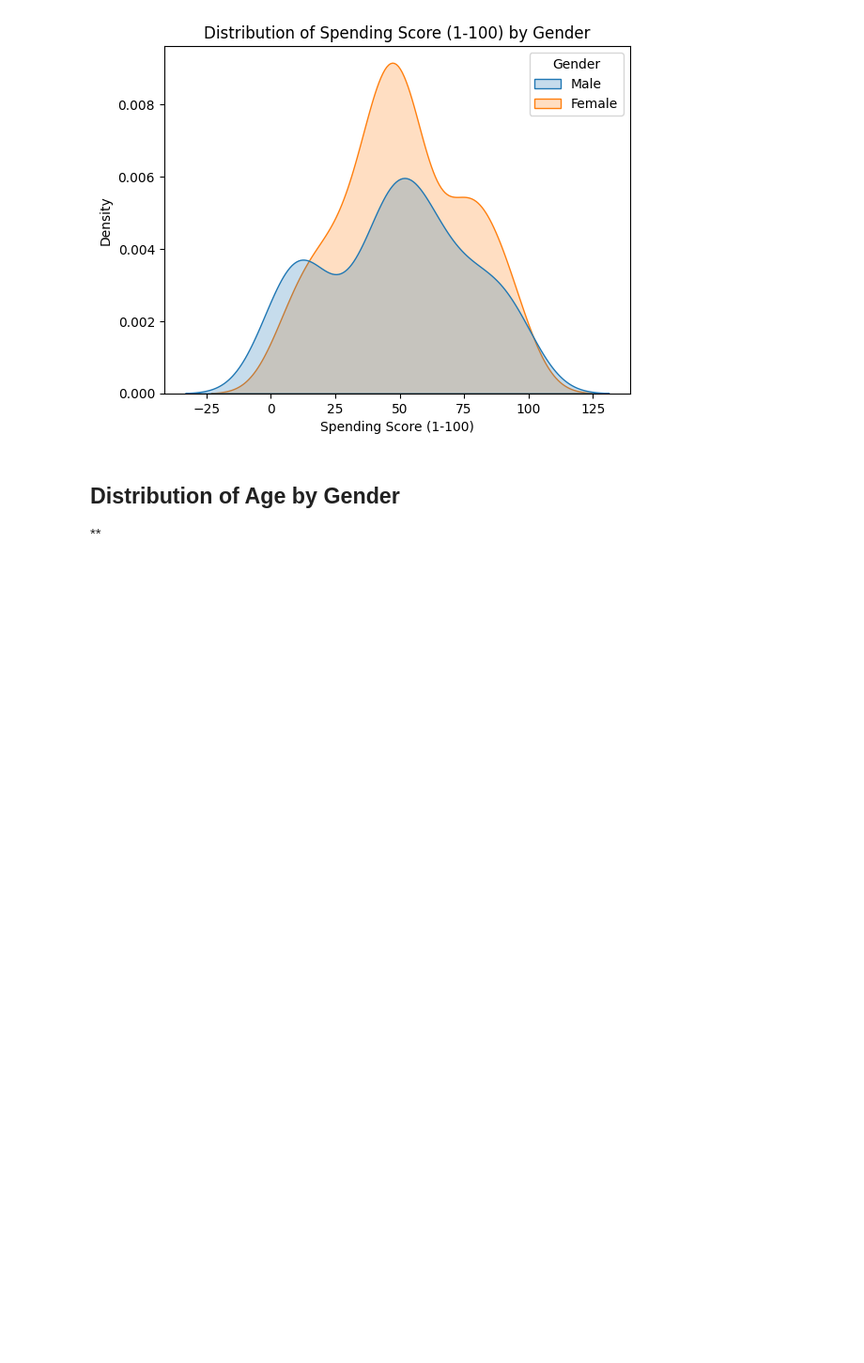
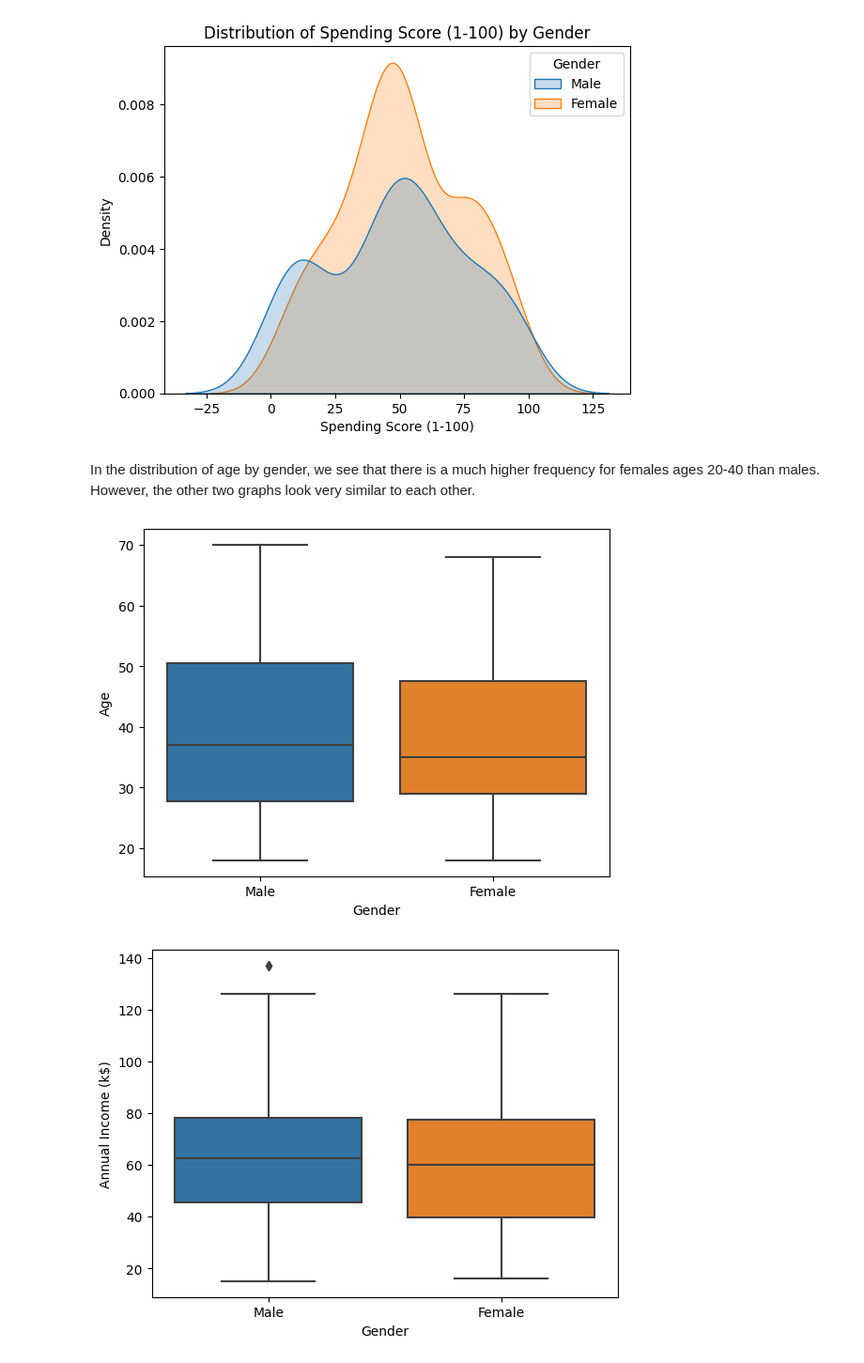
Before and after one commit to diegova12/Winter-Break-2024-Projects, a Jupyter notebook: CustomerSegmentationClustering/main.ipynb, the cells around one changed output. Shown: that part at 94% size. Cells and saved outputs as stored; diff of their text form; code cells hidden in the pictures; blank space fills up the shorter version.

```diff
--- a/CustomerSegmentationClustering/main.ipynb
+++ b/CustomerSegmentationClustering/main.ipynb
@@ -55,7 +56,12 @@ for column in columns:
 [figure]
 [figure]
 [figure]
-# %% [markdown]
-**Distribution of Age by Gender**
--
-**
+# %% [markdown]
+In the distribution of age by gender, we see that there is a much higher frequency for females ages 20-40 than males. However, the other two graphs look very similar to each other.
+# %%
+for column in columns:
+    plt.figure()
+    sns.boxplot(data=df, x='Gender', y=df[column])
+# %% [output]
+[figure, added]
+[figure, added]
```
Also changed, not shown: parts of 46 cells of this notebook.
